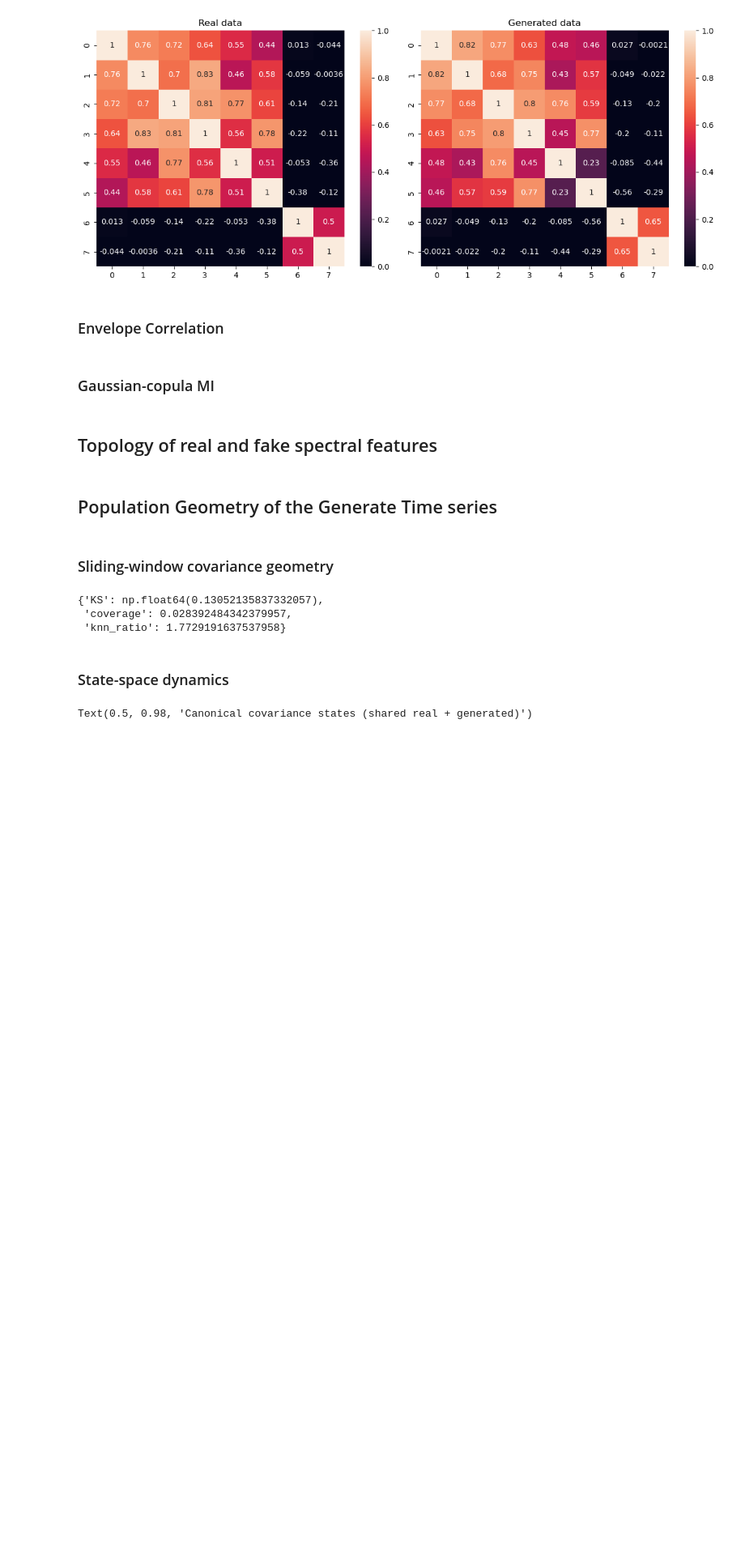
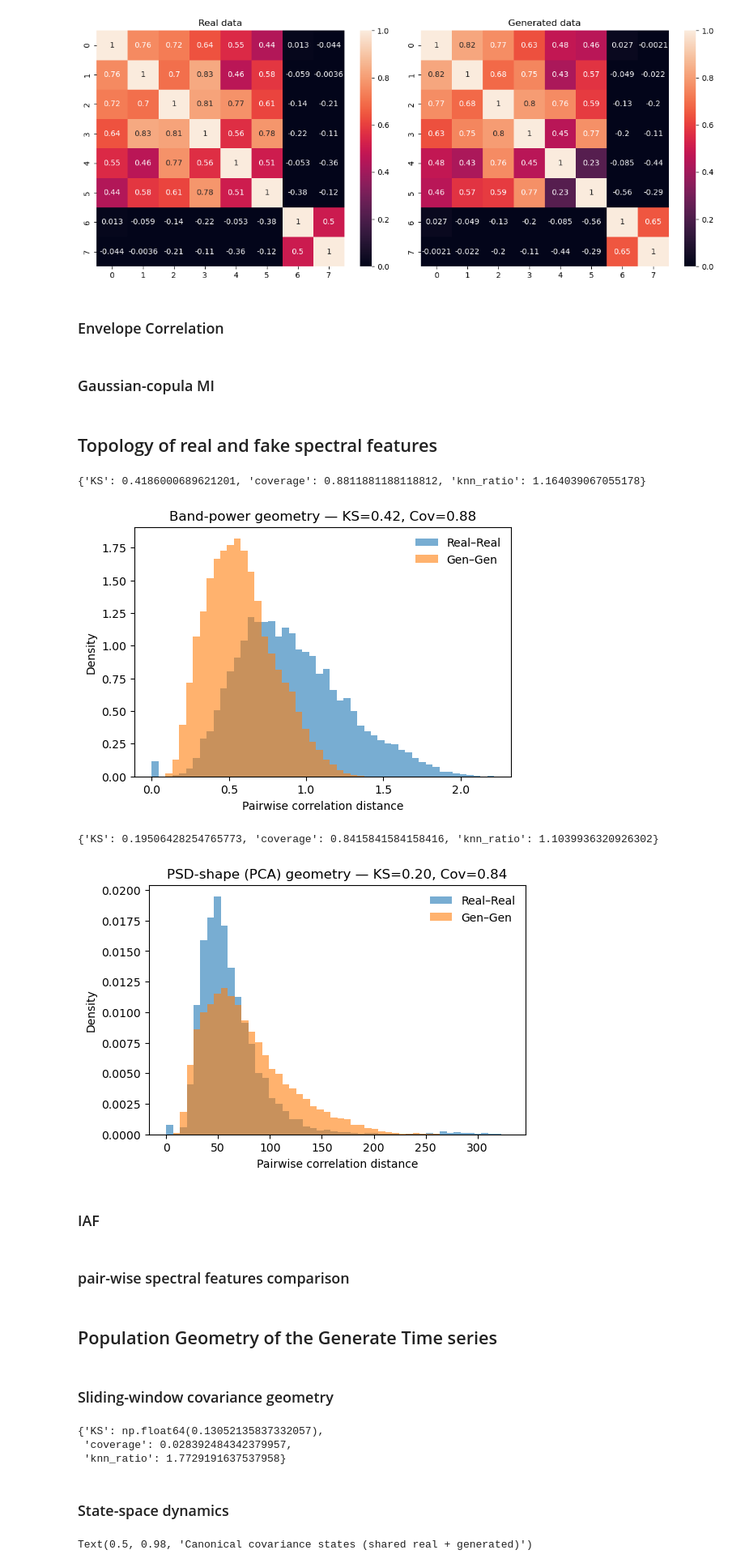
Before and after one commit to Yeganehfrh/EEGModalNet, a Jupyter notebook: notebooks/Supplementary Analysis.ipynb, the cells around one changed output. Shown at 81% size. Saved outputs shown, nothing was run; the diff lists cells and outputs as text; code cells hidden in the pictures; blank space fills up the shorter version.

Commit message:
subject-wise spectral feature comparison

```diff
--- a/notebooks/Supplementary Analysis.ipynb
+++ b/notebooks/Supplementary Analysis.ipynb
@@ -225,7 +225,7 @@ FILTERING = True
 PREPROCESSING = True
 LINE_NOISE_REMOVAL = True
 TIME_DIM = 512
-N_SUBJECTS = 202
+N_SUBJECTS = 2
 EEG_DATA_PATH = 'data/LEMON_data/EC_ch-8_sf-128.nc5'
 CHANNELS = ['O1', 'O2', 'P1', 'P2', 'C1', 'C2', 'F1', 'F2']
 
@@ -740,7 +793,11 @@ plot_connectivity(gcmi_real, gcmi_fake, 0, 1.2)
 ## Topology of real and fake spectral features
 # %%
 # quantify PSD
-psd_real, psd_fake, freqs = calculate_psd_different_methods(x, x_gen, N_SUBJECTS, psd_method='reverse_first')
+if os.path.exists('logs/static_f/psd_real.npy'):
+    psd_real, psd_fake = np.load('logs/static_f/psd_real.npy'), np.load('logs/static_f/psd_fake.npy')
+    freqs = np.arange(1, 60.25, 0.25)
+else:
+    psd_real, psd_fake, freqs = calculate_psd_different_methods(x, x_gen, N_SUBJECTS, psd_method='reverse_first')
 # %%
 # ---------- utilities  ----------
 def zscore_cols(A):
@@ -749,10 +806,10 @@ def zscore_cols(A):
     return (A[:, keep[0]] - mu[:, keep[0]]) / sd[:, keep[0]]
 
 def condensed_corr_dists(X):
-    return pdist(X, metric='correlation')
+    return pdist(X, metric='euclidean')
 
 def knn_radius(X, Y, k=5):
-    D = cdist(X, Y, metric='correlation')
+    D = cdist(X, Y, metric='euclidean')
     return np.partition(D, k-1, axis=1)[:, k-1]
 
 # ---------- spectral feature builders ----------
@@ -780,38 +837,45 @@ def pca_channel_concat(psd, k=5):
 # ---------- plotting helper ----------
 def plot_distance_distributions(X_real, X_fake, title='', bins=50):
     Xr, Xg = zscore_cols(X_real), zscore_cols(X_fake)
-    Dr, Dg = condensed_corr_dists(Xr), condensed_corr_dists(Xg)
+    Dr, Dg = condensed_corr_dists(X_real), condensed_corr_dists(X_fake)
 
     # Coverage: fraction of gen→real kNN radii within P95 of real→real kNN radii
     r_gr = knn_radius(Xg, Xr, k=5)
     r_rr = knn_radius(Xr, Xr, k=5)
     cov = float(np.mean(r_gr <= np.percentile(r_rr, 95)))
     ks  = float(ks_2samp(Dr, Dg).statistic)
     ratio = float(np.median(r_gr) / (np.percentile(r_rr, 75) + 1e-6))
 
     lo, hi = min(Dr.min(), Dg.min()), max(Dr.max(), Dg.max())
     plt.hist(Dr, bins=bins, range=(lo, hi), density=True, alpha=0.60, label='Real–Real')
     plt.hist(Dg, bins=bins, range=(lo, hi), density=True, alpha=0.60, label='Gen–Gen')
     plt.xlabel('Pairwise correlation distance'); plt.ylabel('Density')
     ttl = title + ('' if not title else ' — ') + f'KS={ks:.02f}, Cov={cov:.02f}'
     plt.title(ttl); plt.legend(frameon=False)
 
     print({'KS': ks, 'coverage': cov, 'knn_ratio': ratio})
 
 
 # band-power topography (40-D)
 XA_real = bandpower_topo(psd_real, freqs) # psd_real, psd_fake: (n_subj, 8, 237)
 XA_fake = bandpower_topo(psd_fake, freqs)
 
 plt.figure(figsize=(6,4))
 plot_distance_distributions(XA_real, XA_fake, title='Band-power geometry')
 plt.show()
 
 # PSD shape via PCA per channel (8×k, here k=5 → 40-D)
 XB_real = pca_channel_concat(psd_real, k=5)
 XB_fake = pca_channel_concat(psd_fake, k=5)
 
 plt.figure(figsize=(6,4))
 plot_distance_distributions(XB_real, XB_fake, title='PSD-shape (PCA) geometry')
 plt.show()
+# %% [output]
+{'KS': 0.4186000689621201, 'coverage': 0.8811881188118812, 'knn_ratio': 1.164039067055178}
+[figure, added]
+{'KS': 0.19506428254765773, 'coverage': 0.8415841584158416, 'knn_ratio': 1.1039936320926302}
+[figure, added]
+# %% [markdown]
+### IAF
 # %%
@@ -838,2 +913,4 @@ def iaf_per_subject(psd, freqs, chans=(6,7,0,1), fmin=8.0, fmax=13.0):
 iaf_real = iaf_per_subject(psd_real, freqs)
 iaf_fake = iaf_per_subject(psd_fake, freqs)
+# %% [markdown]
+### pair-wise spectral features comparison
```
Also changed, not shown: parts of 6 cells of this notebook.
